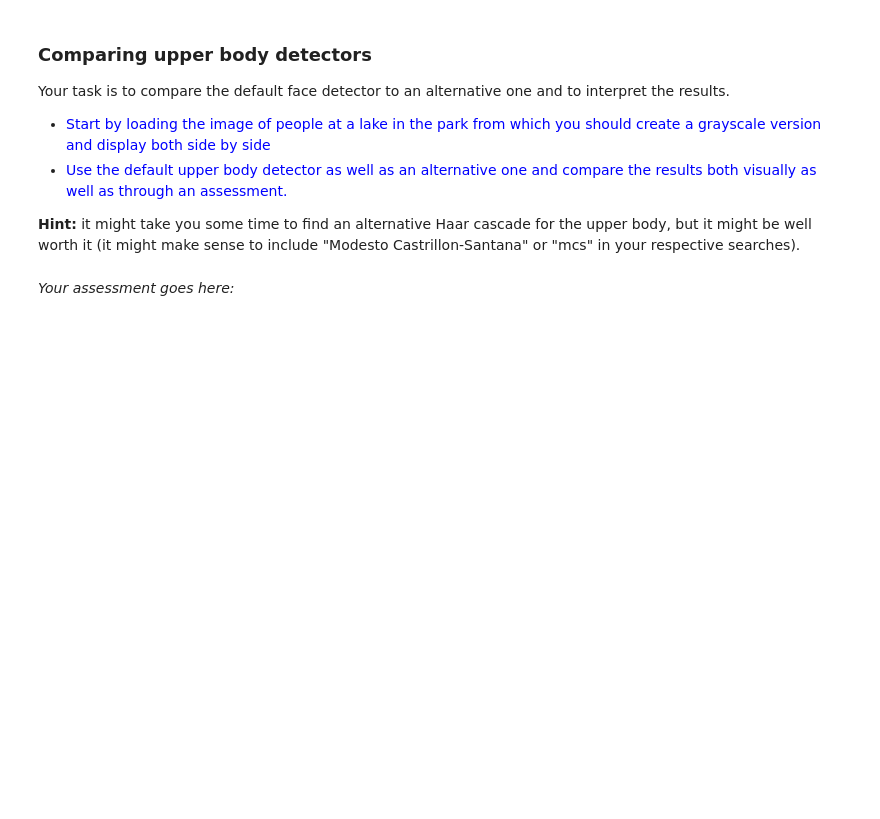
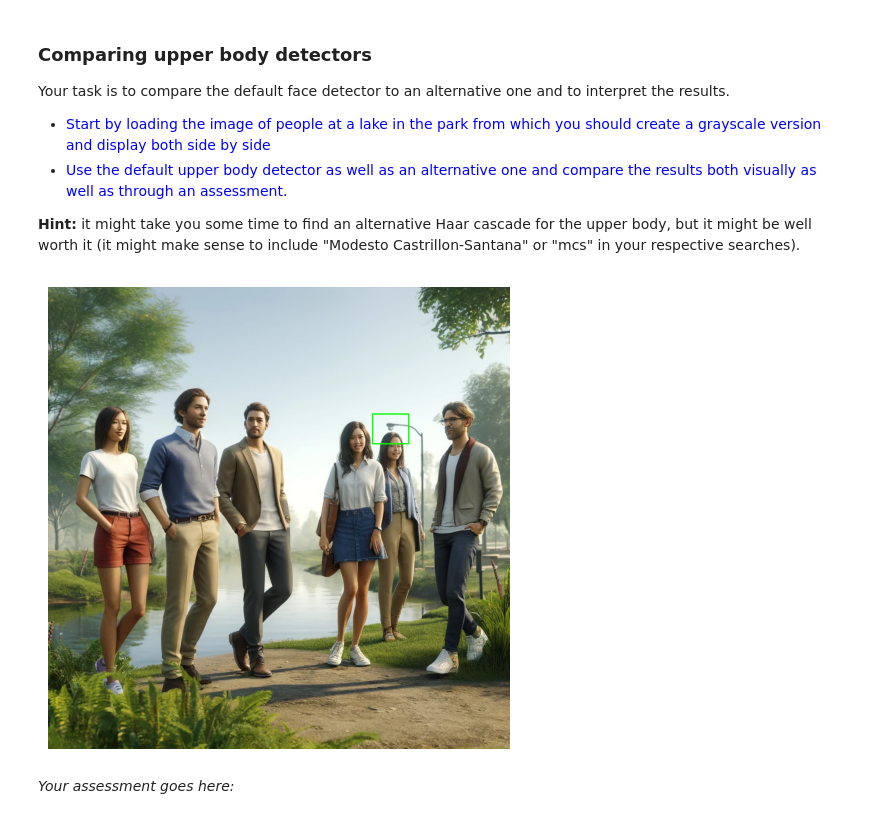
Before and after one commit to muazzamaqeel/DeepLearning, a Jupyter notebook: University_Work/Group-Work/OpenCV/05b_CV_Intro_Ex/05b_CV_Intro_Ex/05b_CV_Intro_Ex.ipynb, the cells around one changed output. Saved outputs shown, nothing was run; the diff lists cells and outputs as text; code cells hidden in the pictures; blank space fills up the shorter version.

```diff
--- a/University_Work/Group-Work/OpenCV/05b_CV_Intro_Ex/05b_CV_Intro_Ex/05b_CV_Intro_Ex.ipynb
+++ b/University_Work/Group-Work/OpenCV/05b_CV_Intro_Ex/05b_CV_Intro_Ex/05b_CV_Intro_Ex.ipynb
@@ -224,3 +227,23 @@ Your task is to compare the default face detector to an alternative one and to i
+# %%
+# Your solution goes here: (if you need more code/markdown cells, feel free to insert them as you see fit)
+upper_body_cascade = cv2.CascadeClassifier('models/haarcascade_upperbody.xml')
+image_path = 'img/Personen_im_Park.jpg'
+image = cv2.imread(image_path)
+gray_image = cv2.cvtColor(image, cv2.COLOR_BGR2GRAY)
+upper_bodies = upper_body_cascade.detectMultiScale(
+    gray_image,
+    scaleFactor=1.1,
+    minNeighbors=5,
+    minSize=(30, 30),
+    flags=cv2.CASCADE_SCALE_IMAGE
+)
+for (x, y, w, h) in upper_bodies:
+    cv2.rectangle(image, (x, y), (x+w, y+h), (0, 255, 0), 2)  # Using green rectangle for visualization
+plt.imshow(cv2.cvtColor(image, cv2.COLOR_BGR2RGB))
+plt.axis('off')  # Turn off axis numbers and ticks
+plt.show();
+# %% [output]
+[figure, added]
 # %% [markdown]
 *Your assessment goes here:*
 # %% [markdown]
```
Also changed, not shown: parts of 4 cells of this notebook, 1 other file.
